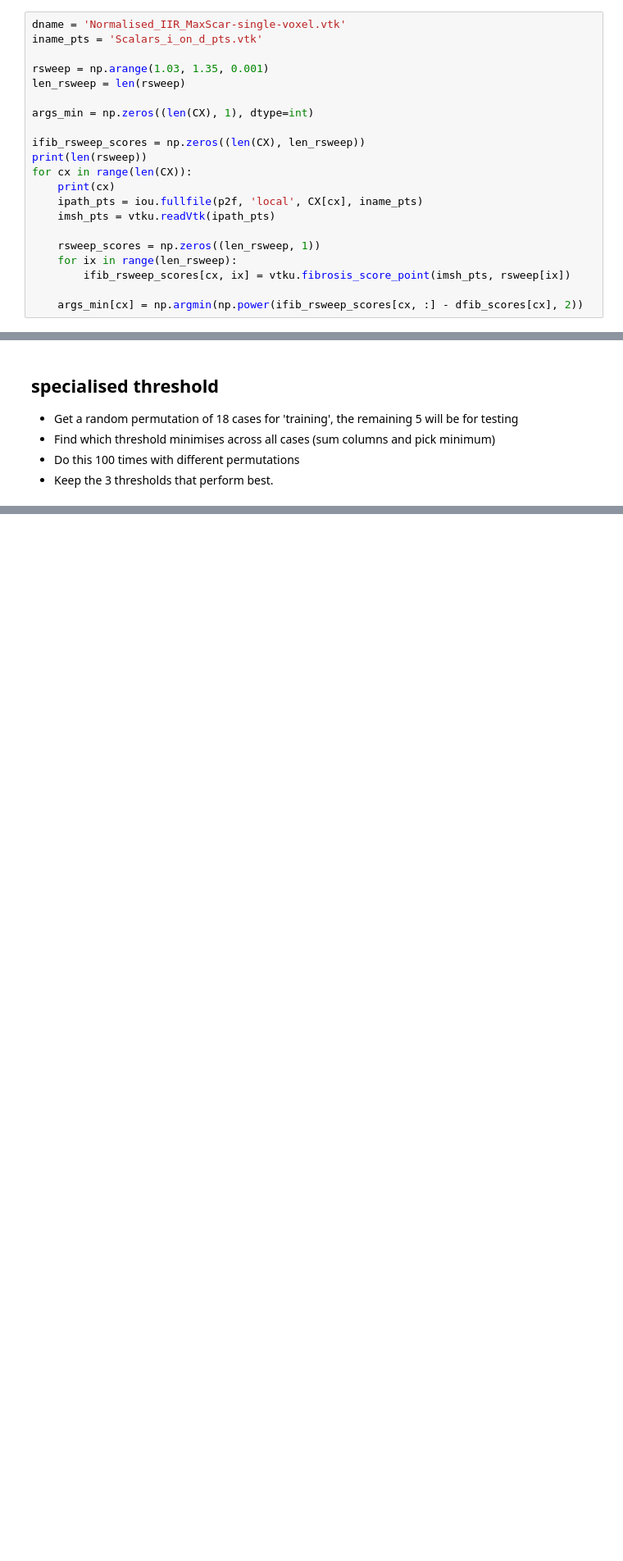
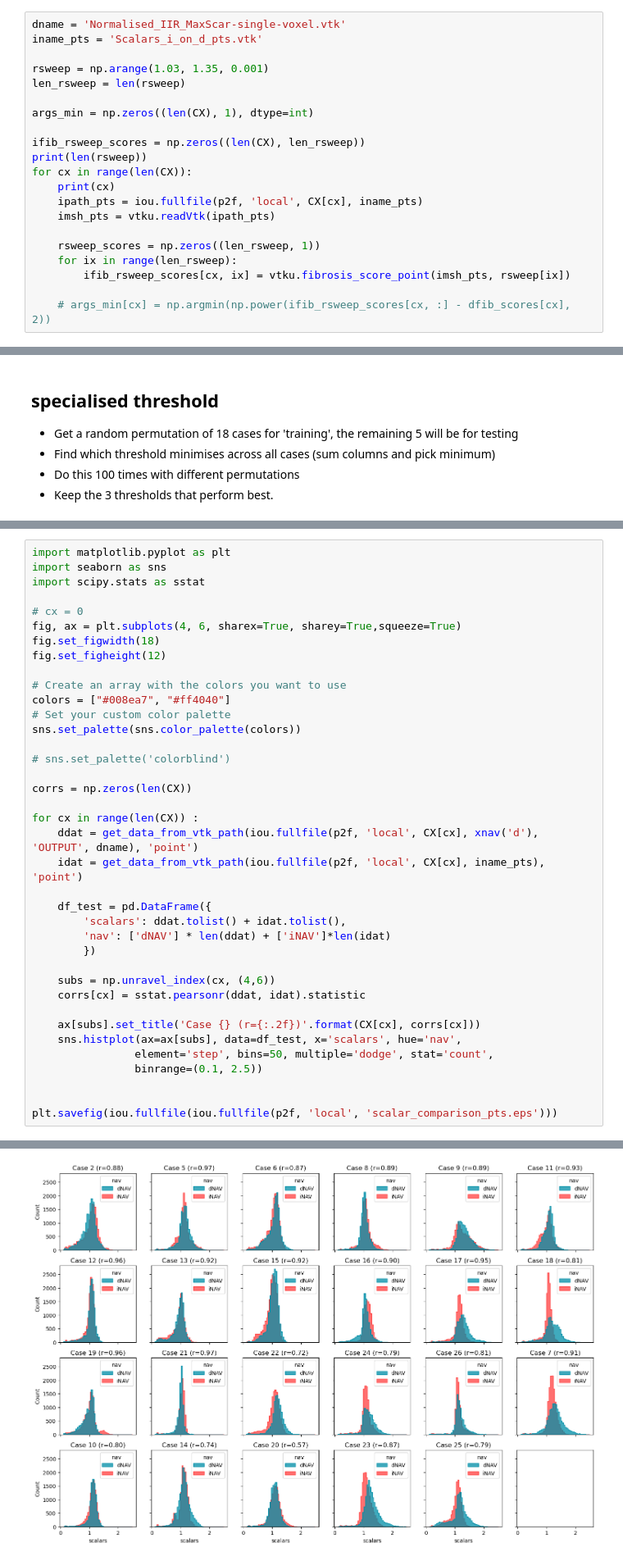
Before and after one commit to alonsoJASL/imatools, a Jupyter notebook: ipynb/df_test.ipynb, the cells around one changed output, grey strips where cells are left out. Shown at 82% size. Drawn from its saved outputs; the diff is of its cells as text; blank space fills up the shorter version.

Commit message:
dnavinav_point_analysis

```diff
--- a/ipynb/df_test.ipynb
+++ b/ipynb/df_test.ipynb
@@ -376,7 +317,7 @@ for cx in range(len(CX)):
     for ix in range(len_rsweep):
         ifib_rsweep_scores[cx, ix] = vtku.fibrosis_score_point(imsh_pts, rsweep[ix])
 
-    args_min[cx] = np.argmin(np.power(ifib_rsweep_scores[cx, :] - dfib_scores[cx], 2))
+    # args_min[cx] = np.argmin(np.power(ifib_rsweep_scores[cx, :] - dfib_scores[cx], 2))
 # %% [output]
 321
 0
@@ -420,0 +508,39 @@ array([[1.67628982e-01, 1.66534722e-01, 1.65394554e-01, ...,
+# %%
+import matplotlib.pyplot as plt
+import seaborn as sns
+import scipy.stats as sstat
+
+# cx = 0
+fig, ax = plt.subplots(4, 6, sharex=True, sharey=True,squeeze=True)
+fig.set_figwidth(18)
+fig.set_figheight(12)
+
+# Create an array with the colors you want to use
+colors = ["#008ea7", "#ff4040"]
+# Set your custom color palette
+sns.set_palette(sns.color_palette(colors))
+
+# sns.set_palette('colorblind')
+
+corrs = np.zeros(len(CX))
+
+for cx in range(len(CX)) :
+    ddat = get_data_from_vtk_path(iou.fullfile(p2f, 'local', CX[cx], xnav('d'), 'OUTPUT', dname), 'point')
+    idat = get_data_from_vtk_path(iou.fullfile(p2f, 'local', CX[cx], iname_pts), 'point')
+
+    df_test = pd.DataFrame({
+        'scalars': ddat.tolist() + idat.tolist(),
+        'nav': ['dNAV'] * len(ddat) + ['iNAV']*len(idat)
+        })
+
+    subs = np.unravel_index(cx, (4,6))
+    corrs[cx] = sstat.pearsonr(ddat, idat).statistic
+
+    ax[subs].set_title('Case {} (r={:.2f})'.format(CX[cx], corrs[cx]))
+    sns.histplot(ax=ax[subs], data=df_test, x='scalars', hue='nav',
+                element='step', bins=50, multiple='dodge', stat='count',
+                binrange=(0.1, 2.5))
+
+
+plt.savefig(iou.fullfile(iou.fullfile(p2f, 'local', 'scalar_comparison_pts.eps')))
+# %% [output]
@@ -420,0 +548 @@ array([[1.67628982e-01, 1.66534722e-01, 1.65394554e-01, ...,
+[figure, added]
```
Also changed, not shown: parts of 19 cells of this notebook.
